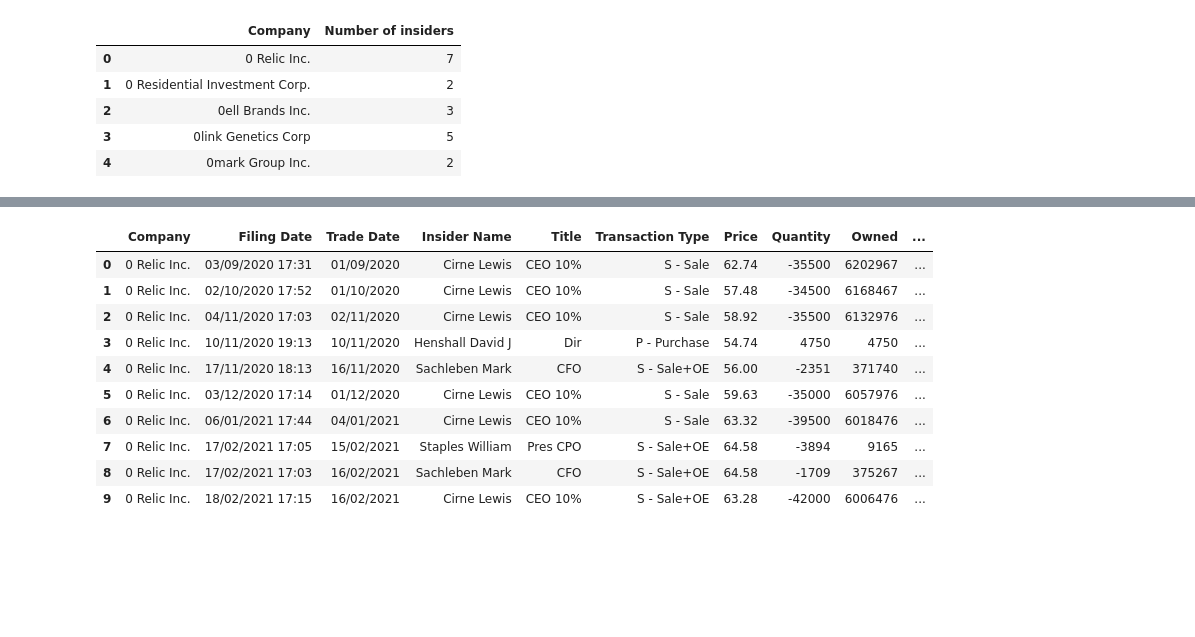
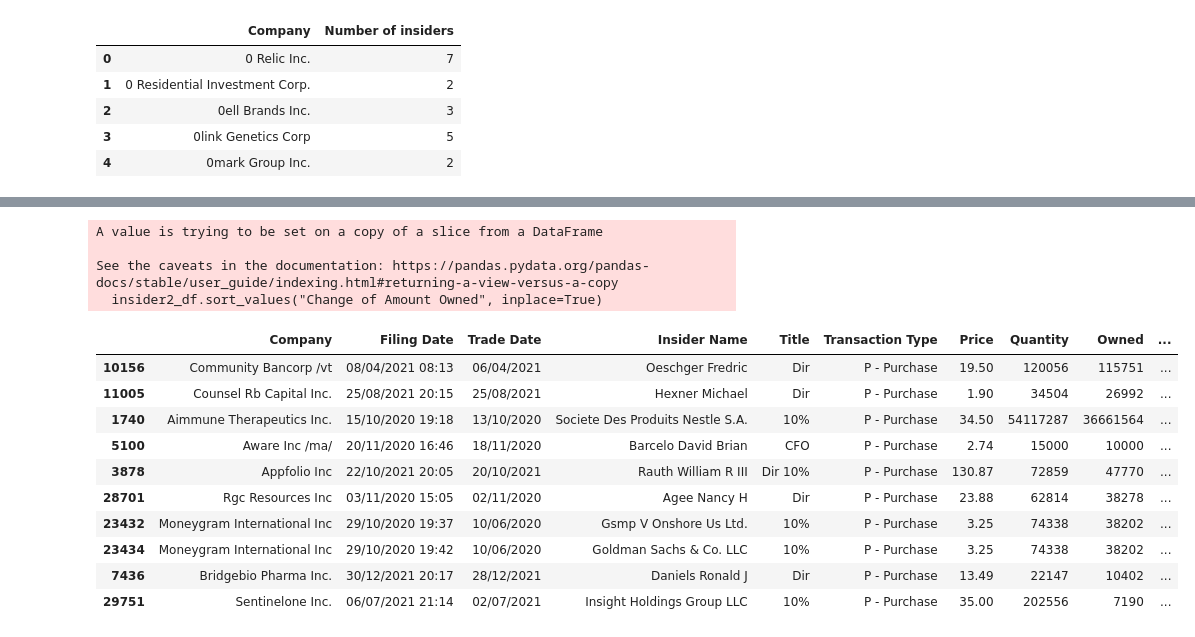
Before and after one commit to CassieCcL/Insider-trades, a Jupyter notebook: Insider-trades.ipynb, the cells around one changed output, grey strips where cells are left out. Saved outputs shown, nothing was run; the diff lists cells and outputs as text; code cells hidden in the pictures; blank space fills up the shorter version.

```diff
--- a/Insider-trades.ipynb
+++ b/Insider-trades.ipynb
@@ -52,6 +65,7 @@ memory usage: 4.6+ MB
 # %%
 insider_df.drop("Change of Amount Owned", axis=1, inplace=True)
 # %%
-insider_df["Change of Amount Owned"] = insider_df["Quatity"]/(insider_df["Owned"]- insider_df["Quatity"])
+# insider_df["Change of Amount Owned"] = insider_df["Quantity"]/(insider_df["Owned"]- insider_df["Quantity"])
+insider_df["Change of Amount Owned"] = np.where((insider_df["Quantity"]-insider_df["Owned"]) != 0, insider_df["Quantity"]/(insider_df["Owned"]- insider_df["Quantity"]), np.nan)
 insider_df.head(10)
 # %% [output]
@@ -79,2 +82,0 @@ nine_df
-# %%
-insider_df["Change of Amount Owned"] = insider_df["Change of Amount Owned"].apply(np.int64)
@@ -348,16 +347,21 @@ insider_df
 # %%
-# For Change of Amount Owned equals to 0, we will drop and not be considered
-insider2_df = insider_df.loc[insider_df["Change of Amount Owned"] != ]
+# For Change of Amount Owned equals to 0 and "inf", we will drop and not be considered
+insider2_df = insider_df.dropna(subset=["Change of Amount Owned"], axis=0)
+insider2_df.sort_values("Change of Amount Owned", inplace=True)
 insider2_df.head(10)
 # %% [output]
+A value is trying to be set on a copy of a slice from a DataFrame
+
+See the caveats in the documentation: https://pandas.pydata.org/pandas-docs/stable/user_guide/indexing.html#returning-a-view-versus-a-copy
+  insider2_df.sort_values("Change of Amount Owned", inplace=True)
 |  | Company | Filing Date | Trade Date | Insider Name | Title | Transaction Type | Price | Quantity | Owned | ... |
-| 0 | 0 Relic Inc. | 03/09/2020 17:31 | 01/09/2020 | Cirne Lewis | CEO 10% | S - Sale | 62.74 | -35500 | 6202967 | ... |
-| 1 | 0 Relic Inc. | 02/10/2020 17:52 | 01/10/2020 | Cirne Lewis | CEO 10% | S - Sale | 57.48 | -34500 | 6168467 | ... |
-| 2 | 0 Relic Inc. | 04/11/2020 17:03 | 02/11/2020 | Cirne Lewis | CEO 10% | S - Sale | 58.92 | -35500 | 6132976 | ... |
-| 3 | 0 Relic Inc. | 10/11/2020 19:13 | 10/11/2020 | Henshall David J | Dir | P - Purchase | 54.74 | 4750 | 4750 | ... |
-| 4 | 0 Relic Inc. | 17/11/2020 18:13 | 16/11/2020 | Sachleben Mark | CFO | S - Sale+OE | 56.00 | -2351 | 371740 | ... |
-| 5 | 0 Relic Inc. | 03/12/2020 17:14 | 01/12/2020 | Cirne Lewis | CEO 10% | S - Sale | 59.63 | -35000 | 6057976 | ... |
-| 6 | 0 Relic Inc. | 06/01/2021 17:44 | 04/01/2021 | Cirne Lewis | CEO 10% | S - Sale | 63.32 | -39500 | 6018476 | ... |
-| 7 | 0 Relic Inc. | 17/02/2021 17:05 | 15/02/2021 | Staples William | Pres CPO | S - Sale+OE | 64.58 | -3894 | 9165 | ... |
-| 8 | 0 Relic Inc. | 17/02/2021 17:03 | 16/02/2021 | Sachleben Mark | CFO | S - Sale+OE | 64.58 | -1709 | 375267 | ... |
-| 9 | 0 Relic Inc. | 18/02/2021 17:15 | 16/02/2021 | Cirne Lewis | CEO 10% | S - Sale+OE | 63.28 | -42000 | 6006476 | ... |
+| 10156 | Community Bancorp /vt | 08/04/2021 08:13 | 06/04/2021 | Oeschger Fredric | Dir | P - Purchase | 19.50 | 120056 | 115751 | ... |
+| 11005 | Counsel Rb Capital Inc. | 25/08/2021 20:15 | 25/08/2021 | Hexner Michael | Dir | P - Purchase | 1.90 | 34504 | 26992 | ... |
+| 1740 | Aimmune Therapeutics Inc. | 15/10/2020 19:18 | 13/10/2020 | Societe Des Produits Nestle S.A. | 10% | P - Purchase | 34.50 | 54117287 | 36661564 | ... |
+| 5100 | Aware Inc /ma/ | 20/11/2020 16:46 | 18/11/2020 | Barcelo David Brian | CFO | P - Purchase | 2.74 | 15000 | 10000 | ... |
+| 3878 | Appfolio Inc | 22/10/2021 20:05 | 20/10/2021 | Rauth William R III | Dir 10% | P - Purchase | 130.87 | 72859 | 47770 | ... |
+| 28701 | Rgc Resources Inc | 03/11/2020 15:05 | 02/11/2020 | Agee Nancy H | Dir | P - Purchase | 23.88 | 62814 | 38278 | ... |
+| 23432 | Moneygram International Inc | 29/10/2020 19:37 | 10/06/2020 | Gsmp V Onshore Us Ltd. | 10% | P - Purchase | 3.25 | 74338 | 38202 | ... |
+| 23434 | Moneygram International Inc | 29/10/2020 19:42 | 10/06/2020 | Goldman Sachs & Co. LLC | 10% | P - Purchase | 3.25 | 74338 | 38202 | ... |
+| 7436 | Bridgebio Pharma Inc. | 30/12/2021 20:17 | 28/12/2021 | Daniels Ronald J | Dir | P - Purchase | 13.49 | 22147 | 10402 | ... |
+| 29751 | Sentinelone Inc. | 06/07/2021 21:14 | 02/07/2021 | Insight Holdings Group LLC | 10% | P - Purchase | 35.00 | 202556 | 7190 | ... |
```
Also changed, not shown: parts of 44 cells of this notebook.
